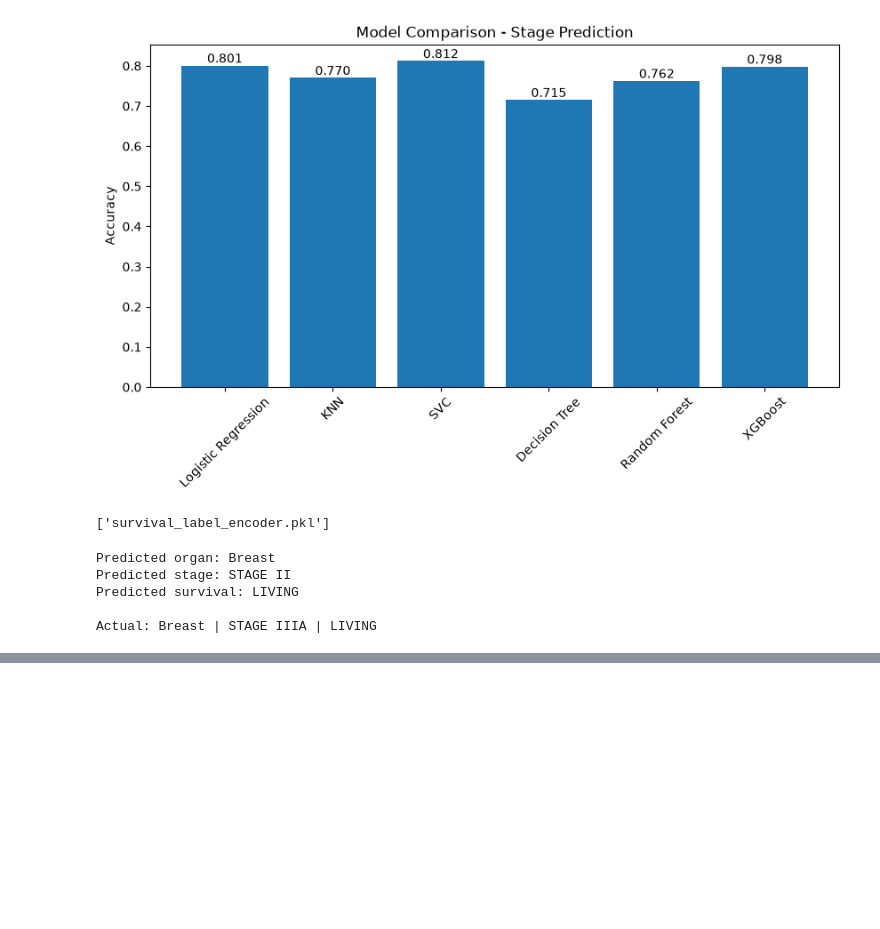
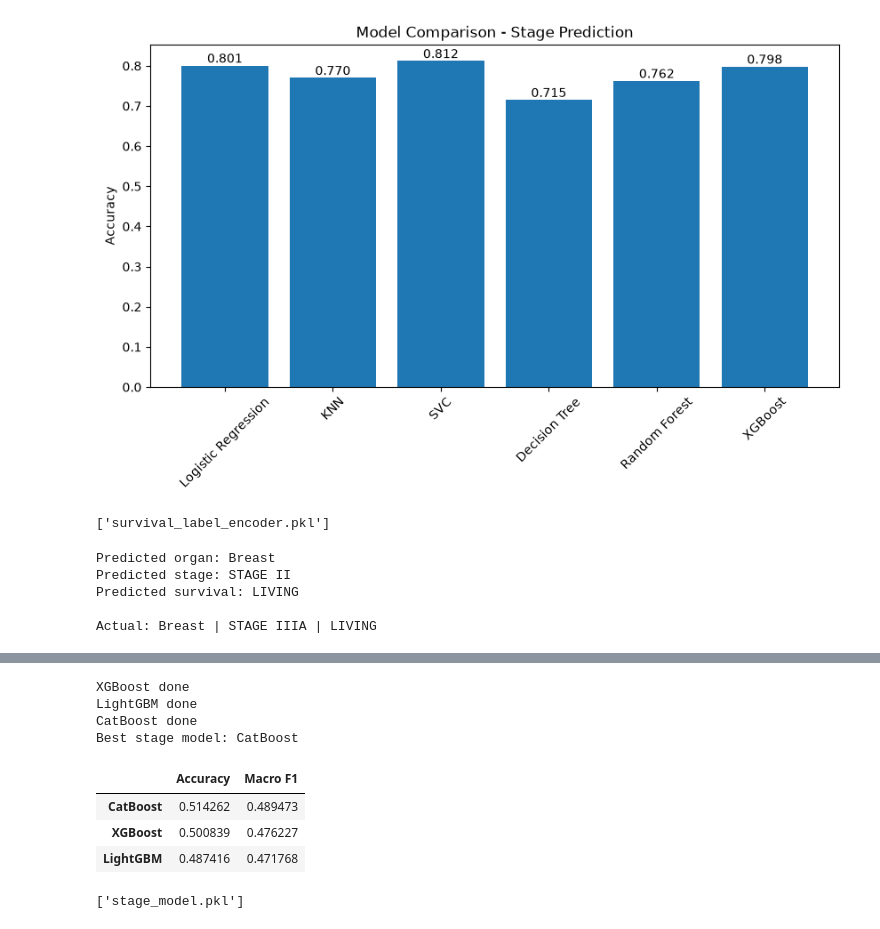
Before and after one commit to Pravesh-21/ML_Lab_Project, a Jupyter notebook: scripts/ML_project.ipynb, the cells around one changed output, grey strips where cells are left out. Cells and saved outputs as stored; diff of their text form; code cells hidden in the pictures; blank space fills up the shorter version.

```diff
--- a/scripts/ML_project.ipynb
+++ b/scripts/ML_project.ipynb
@@ -745,0 +813,16 @@ df['histology_code'].nunique()
+# %%
+table_2, best_pipe_2, best_name_2 = compare_boosters(X_2_train, y_2_train_encoded, X_2_test, y_2_test_encoded, preprocessor_2)
+print('Best stage model:', best_name_2)
+display(table_2)
+
+joblib.dump({'model': best_pipe_2, 'labels': np.unique(y_2_train)}, 'stage_model.pkl')
+# %% [output]
+XGBoost done
+LightGBM done
+CatBoost done
+Best stage model: CatBoost
+|  | Accuracy | Macro F1 |
+| CatBoost | 0.514262 | 0.489473 |
+| XGBoost | 0.500839 | 0.476227 |
+| LightGBM | 0.487416 | 0.471768 |
+['stage_model.pkl']
```
Also changed, not shown: parts of 14 cells of this notebook, 18 other files.
